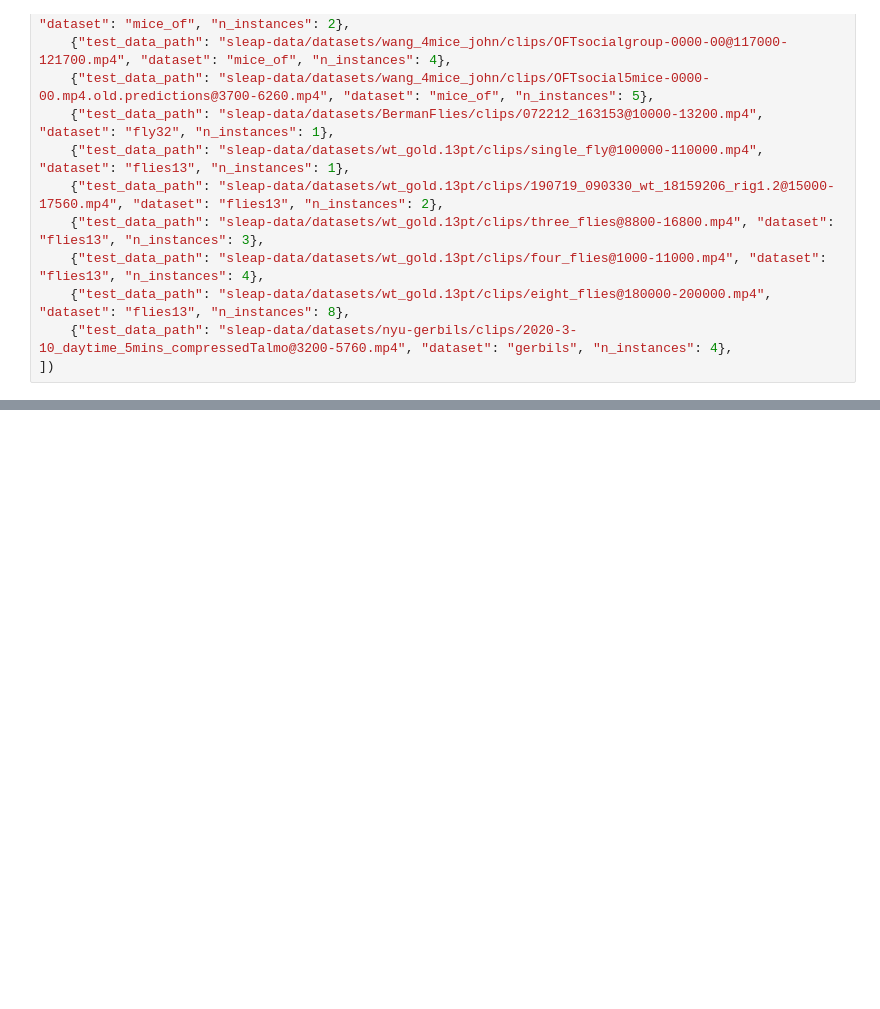
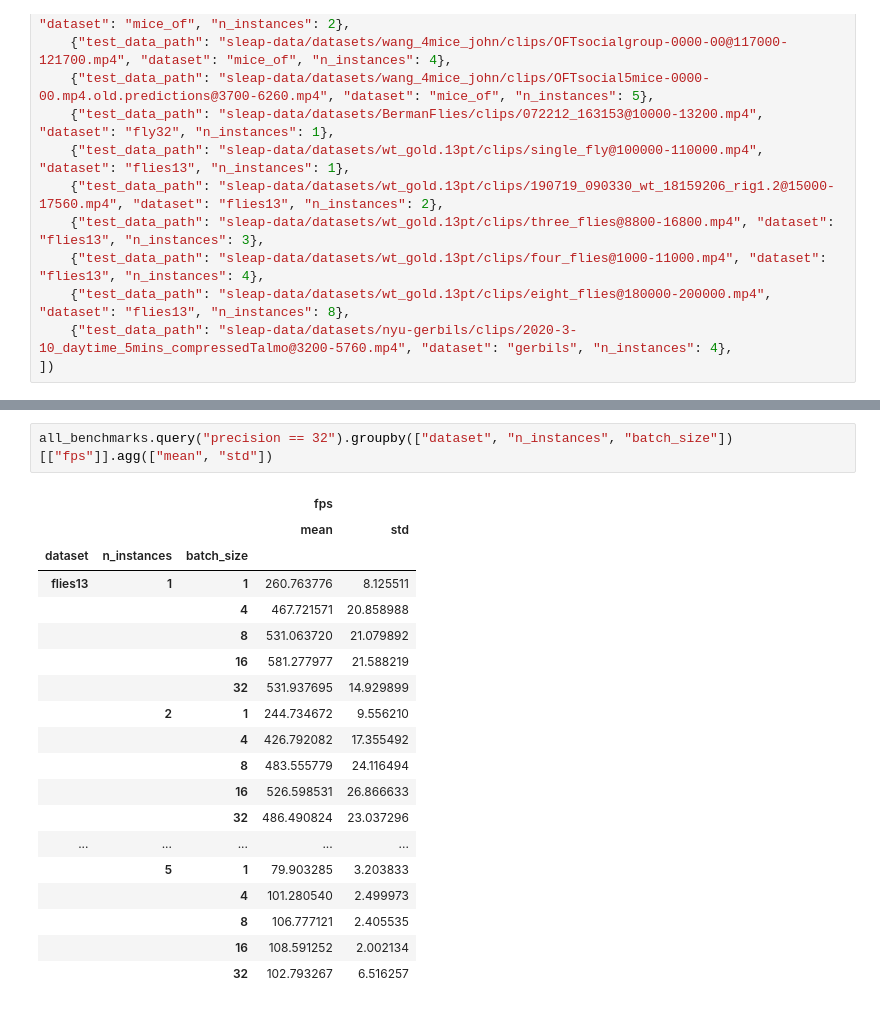
Before and after one commit to talmo/gpuhackathon-sleap, a Jupyter notebook: tensorrt/inference_models/benchmark.ipynb, the cells around one changed output, grey strips where cells are left out. Cells and saved outputs as stored; diff of their text form; blank space fills up the shorter version.

```diff
--- a/tensorrt/inference_models/benchmark.ipynb
+++ b/tensorrt/inference_models/benchmark.ipynb
@@ -221,0 +332,22 @@ all_benchmarks.groupby(["dataset", "n_instances", "batch_size"])[["fps"]].agg(["
+# %%
+all_benchmarks.query("precision == 32").groupby(["dataset", "n_instances", "batch_size"])[["fps"]].agg(["mean", "std"])
+# %% [output]
+|  |  |  | fps |  |
+|  |  |  | mean | std |
+| dataset | n_instances | batch_size |  |  |
+| flies13 | 1 | 1 | 260.763776 | 8.125511 |
+|  |  | 4 | 467.721571 | 20.858988 |
+|  |  | 8 | 531.063720 | 21.079892 |
+|  |  | 16 | 581.277977 | 21.588219 |
+|  |  | 32 | 531.937695 | 14.929899 |
+|  | 2 | 1 | 244.734672 | 9.556210 |
+|  |  | 4 | 426.792082 | 17.355492 |
+|  |  | 8 | 483.555779 | 24.116494 |
+|  |  | 16 | 526.598531 | 26.866633 |
+|  |  | 32 | 486.490824 | 23.037296 |
+| ... | ... | ... | ... | ... |
+|  | 5 | 1 | 79.903285 | 3.203833 |
+|  |  | 4 | 101.280540 | 2.499973 |
+|  |  | 8 | 106.777121 | 2.405535 |
+|  |  | 16 | 108.591252 | 2.002134 |
+|  |  | 32 | 102.793267 | 6.516257 |
```
Also changed, not shown: parts of 8 cells of this notebook.
